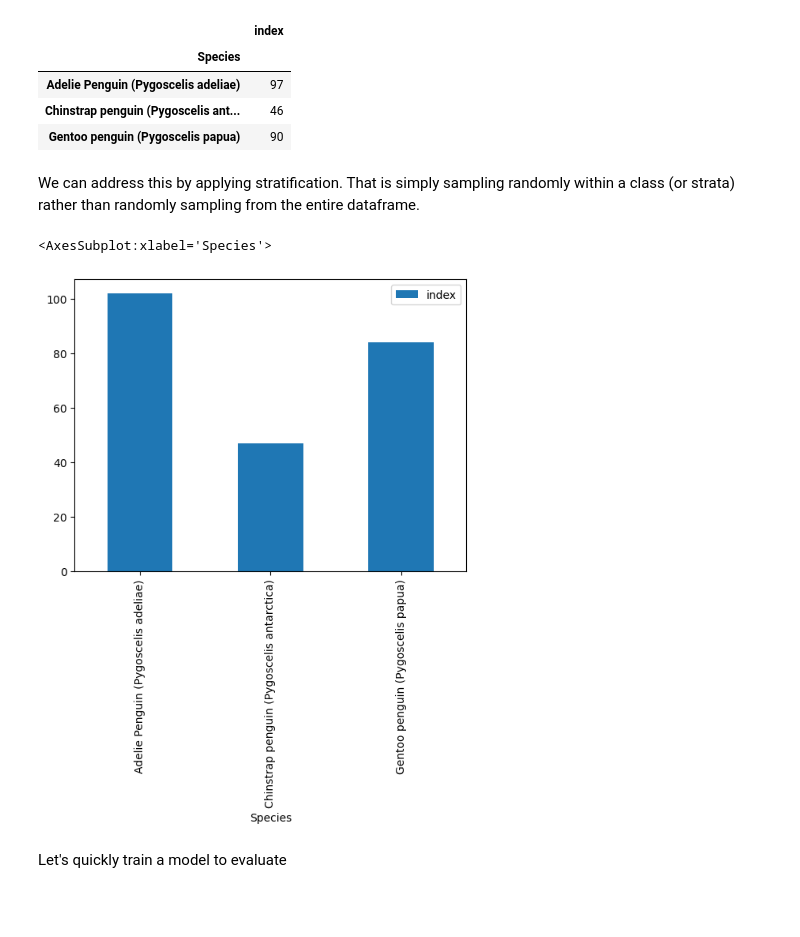
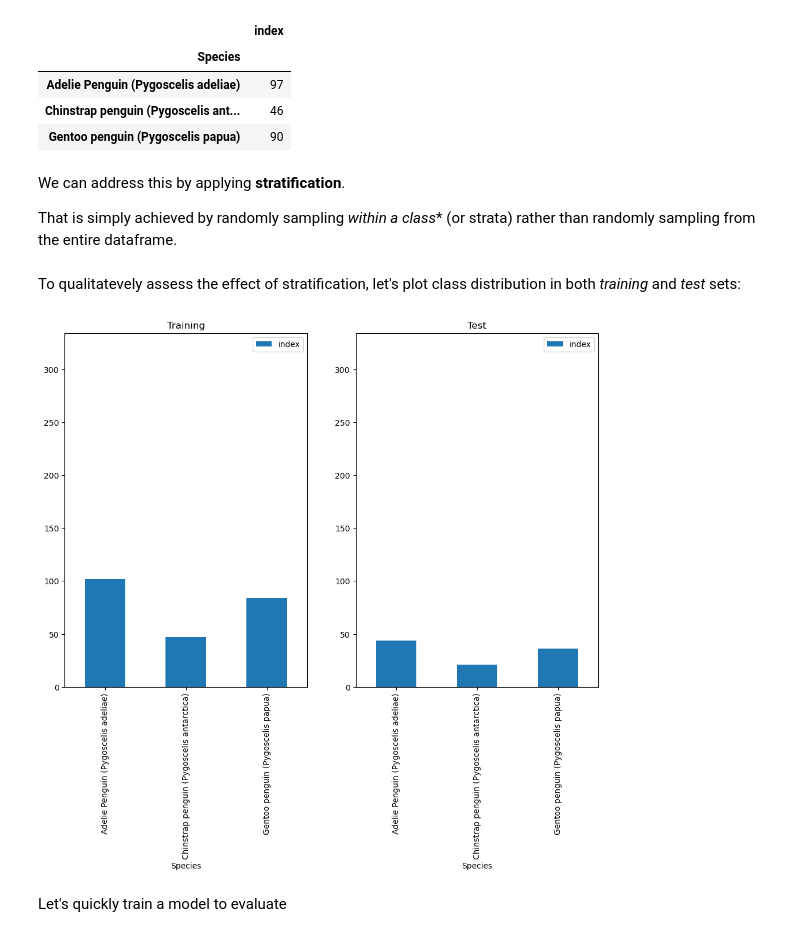
Before and after one commit to JesperDramsch/ml.recipes, a Jupyter notebook: notebooks/1 - Model Evaluation.ipynb, the cells around one changed output. Saved outputs shown, nothing was run; the diff lists cells and outputs as text; code cells hidden in the pictures; blank space fills up the shorter version.

```diff
--- a/notebooks/1 - Model Evaluation.ipynb
+++ b/notebooks/1 - Model Evaluation.ipynb
@@ -79,14 +81,22 @@ y_train.reset_index().groupby(["Species"]).count()
 | Chinstrap penguin (Pygoscelis ant... | 46 |
 | Gentoo penguin (Pygoscelis papua) | 90 |
 # %% [markdown]
-We can address this by applying stratification.
-That is simply sampling randomly within a class (or strata) rather than randomly sampling from the entire dataframe.
+We can address this by applying **stratification**.
+
+That is simply achieved by randomly sampling *within a class** (or strata) rather than randomly sampling from the entire dataframe.
-# %%
-X_train, X_test, y_train, y_test = train_test_split(penguins[features], penguins[target[0]], train_size=.7, random_state=42, stratify=penguins[target[0]])
-y_train.reset_index().groupby("Species").count().plot(kind="bar")
-# %% [output]
-<AxesSubplot:xlabel='Species'>
-[figure, removed]
+# %%
+X, y = penguins[features], penguins[target[0]]
+X_train, X_test, y_train, y_test = train_test_split(X, y, train_size=.7, random_state=42, stratify=y)
+# %% [markdown]
+To qualitatevely assess the effect of stratification, let's plot class distribution in both _training_ and _test_ sets:
+# %%
+fig, (ax1, ax2) = plt.subplots(1, 2, figsize=(12, 8))
+
+y_train.reset_index().groupby("Species").count().plot(kind="bar", ax=ax1, ylim=(0, len(y)), title="Training")
+y_test.reset_index().groupby("Species").count().plot(kind="bar", ax=ax2, ylim=(0, len(y)), title="Test")
+plt.show()
+# %% [output]
+[figure, added]
 # %% [markdown]
 Let's quickly train a model to evaluate
 # %%
```
Also changed, not shown: parts of 30 cells of this notebook, 1 other file.
